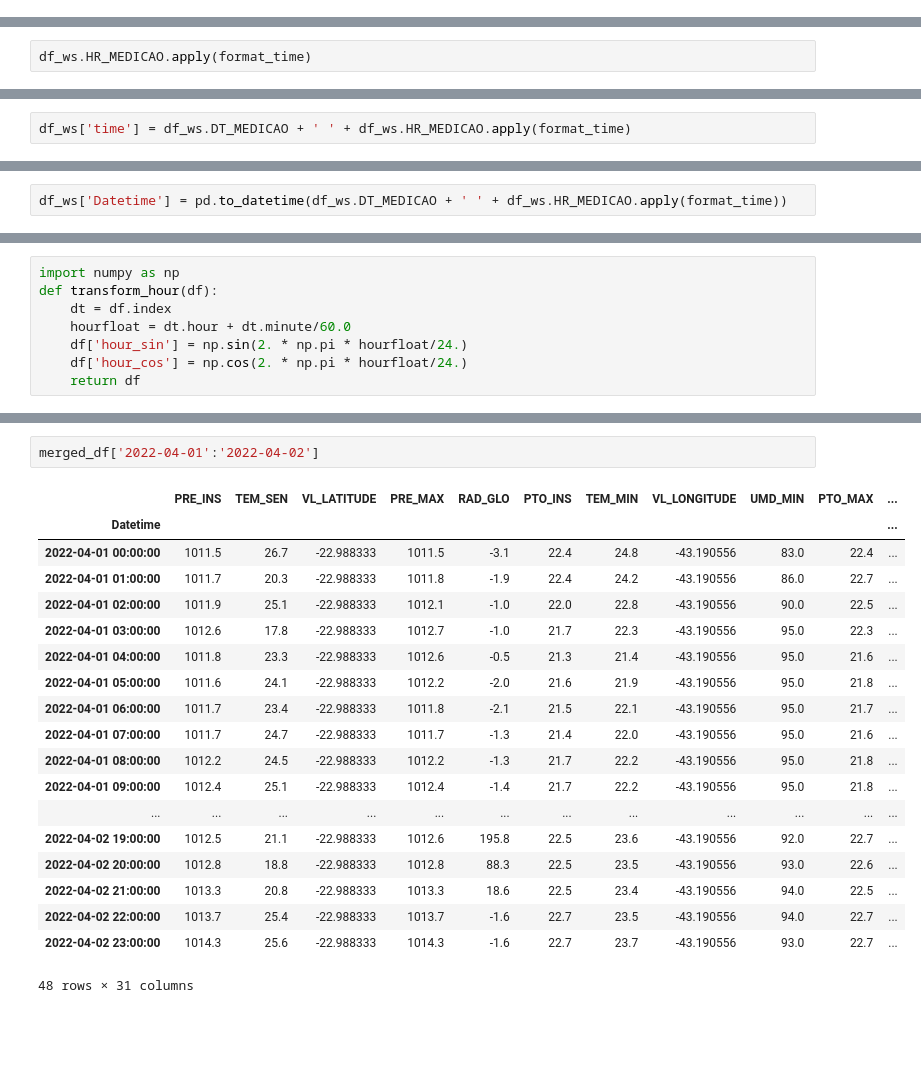
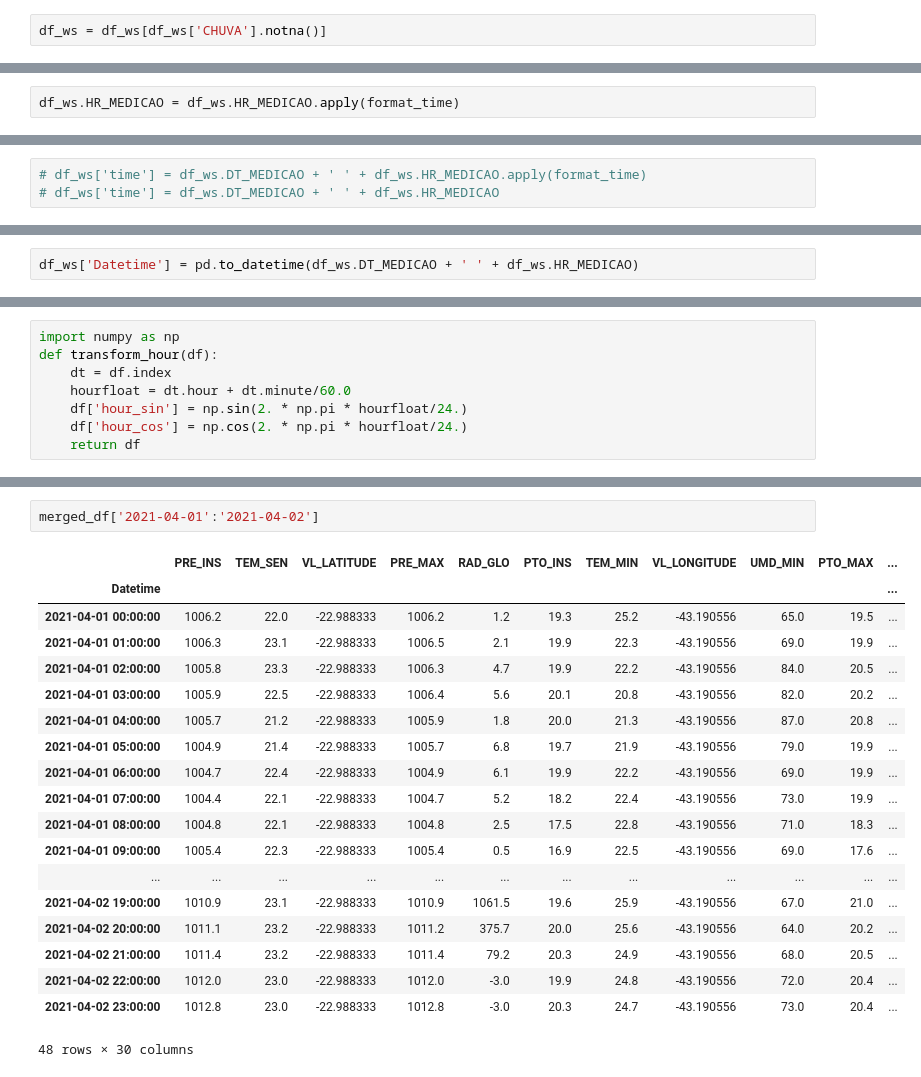
Before and after one commit to pedrojoaquim01/atmoseer, a Jupyter notebook: notebooks/playground.ipynb, the cells around one changed output, grey strips where cells are left out. Drawn from its saved outputs; the diff is of its cells as text; blank space fills up the shorter version.

```diff
--- a/notebooks/playground.ipynb
+++ b/notebooks/playground.ipynb
@@ -282,0 +303,2 @@ memory usage: 5.6+ MB
+# %%
+df_ws = df_ws[df_ws['CHUVA'].notna()]
@@ -303,4 +329,4 @@ def format_time(input_str):
 
     return output_str
 # %%
-df_ws.HR_MEDICAO.apply(format_time)
+df_ws.HR_MEDICAO = df_ws.HR_MEDICAO.apply(format_time)
@@ -335,3 +348,4 @@ Name: DT_MEDICAO, Length: 26304, dtype: object
 # %%
-df_ws['time'] = df_ws.DT_MEDICAO + ' ' + df_ws.HR_MEDICAO.apply(format_time)
+# df_ws['time'] = df_ws.DT_MEDICAO + ' ' + df_ws.HR_MEDICAO.apply(format_time)
+# df_ws['time'] = df_ws.DT_MEDICAO + ' ' + df_ws.HR_MEDICAO
 # %%
@@ -352,5 +353,5 @@ Name: time, Length: 26304, dtype: object
 # %%
-df_ws['Datetime'] = pd.to_datetime(df_ws.DT_MEDICAO + ' ' + df_ws.HR_MEDICAO.apply(format_time))
+df_ws['Datetime'] = pd.to_datetime(df_ws.DT_MEDICAO + ' ' + df_ws.HR_MEDICAO)
 # %%
 df_ws.head()
 # %% [output]
@@ -621,23 +626,23 @@ transform_hour(merged_df)
 # %%
-merged_df['2022-04-01':'2022-04-02']
+merged_df['2021-04-01':'2021-04-02']
 # %% [output]
 |  | PRE_INS | TEM_SEN | VL_LATITUDE | PRE_MAX | RAD_GLO | PTO_INS | TEM_MIN | VL_LONGITUDE | UMD_MIN | PTO_MAX | ... |
 | Datetime |  |  |  |  |  |  |  |  |  |  | ... |
-| 2022-04-01 00:00:00 | 1011.5 | 26.7 | -22.988333 | 1011.5 | -3.1 | 22.4 | 24.8 | -43.190556 | 83.0 | 22.4 | ... |
-| 2022-04-01 01:00:00 | 1011.7 | 20.3 | -22.988333 | 1011.8 | -1.9 | 22.4 | 24.2 | -43.190556 | 86.0 | 22.7 | ... |
-| 2022-04-01 02:00:00 | 1011.9 | 25.1 | -22.988333 | 1012.1 | -1.0 | 22.0 | 22.8 | -43.190556 | 90.0 | 22.5 | ... |
-| 2022-04-01 03:00:00 | 1012.6 | 17.8 | -22.988333 | 1012.7 | -1.0 | 21.7 | 22.3 | -43.190556 | 95.0 | 22.3 | ... |
-| 2022-04-01 04:00:00 | 1011.8 | 23.3 | -22.988333 | 1012.6 | -0.5 | 21.3 | 21.4 | -43.190556 | 95.0 | 21.6 | ... |
-| 2022-04-01 05:00:00 | 1011.6 | 24.1 | -22.988333 | 1012.2 | -2.0 | 21.6 | 21.9 | -43.190556 | 95.0 | 21.8 | ... |
-| 2022-04-01 06:00:00 | 1011.7 | 23.4 | -22.988333 | 1011.8 | -2.1 | 21.5 | 22.1 | -43.190556 | 95.0 | 21.7 | ... |
-| 2022-04-01 07:00:00 | 1011.7 | 24.7 | -22.988333 | 1011.7 | -1.3 | 21.4 | 22.0 | -43.190556 | 95.0 | 21.6 | ... |
-| 2022-04-01 08:00:00 | 1012.2 | 24.5 | -22.988333 | 1012.2 | -1.3 | 21.7 | 22.2 | -43.190556 | 95.0 | 21.8 | ... |
-| 2022-04-01 09:00:00 | 1012.4 | 25.1 | -22.988333 | 1012.4 | -1.4 | 21.7 | 22.2 | -43.190556 | 95.0 | 21.8 | ... |
+| 2021-04-01 00:00:00 | 1006.2 | 22.0 | -22.988333 | 1006.2 | 1.2 | 19.3 | 25.2 | -43.190556 | 65.0 | 19.5 | ... |
+| 2021-04-01 01:00:00 | 1006.3 | 23.1 | -22.988333 | 1006.5 | 2.1 | 19.9 | 22.3 | -43.190556 | 69.0 | 19.9 | ... |
+| 2021-04-01 02:00:00 | 1005.8 | 23.3 | -22.988333 | 1006.3 | 4.7 | 19.9 | 22.2 | -43.190556 | 84.0 | 20.5 | ... |
+| 2021-04-01 03:00:00 | 1005.9 | 22.5 | -22.988333 | 1006.4 | 5.6 | 20.1 | 20.8 | -43.190556 | 82.0 | 20.2 | ... |
+| 2021-04-01 04:00:00 | 1005.7 | 21.2 | -22.988333 | 1005.9 | 1.8 | 20.0 | 21.3 | -43.190556 | 87.0 | 20.8 | ... |
+| 2021-04-01 05:00:00 | 1004.9 | 21.4 | -22.988333 | 1005.7 | 6.8 | 19.7 | 21.9 | -43.190556 | 79.0 | 19.9 | ... |
+| 2021-04-01 06:00:00 | 1004.7 | 22.4 | -22.988333 | 1004.9 | 6.1 | 19.9 | 22.2 | -43.190556 | 69.0 | 19.9 | ... |
+| 2021-04-01 07:00:00 | 1004.4 | 22.1 | -22.988333 | 1004.7 | 5.2 | 18.2 | 22.4 | -43.190556 | 73.0 | 19.9 | ... |
+| 2021-04-01 08:00:00 | 1004.8 | 22.1 | -22.988333 | 1004.8 | 2.5 | 17.5 | 22.8 | -43.190556 | 71.0 | 18.3 | ... |
+| 2021-04-01 09:00:00 | 1005.4 | 22.3 | -22.988333 | 1005.4 | 0.5 | 16.9 | 22.5 | -43.190556 | 69.0 | 17.6 | ... |
 | ... | ... | ... | ... | ... | ... | ... | ... | ... | ... | ... | ... |
-| 2022-04-02 19:00:00 | 1012.5 | 21.1 | -22.988333 | 1012.6 | 195.8 | 22.5 | 23.6 | -43.190556 | 92.0 | 22.7 | ... |
-| 2022-04-02 20:00:00 | 1012.8 | 18.8 | -22.988333 | 1012.8 | 88.3 | 22.5 | 23.5 | -43.190556 | 93.0 | 22.6 | ... |
-| 2022-04-02 21:00:00 | 1013.3 | 20.8 | -22.988333 | 1013.3 | 18.6 | 22.5 | 23.4 | -43.190556 | 94.0 | 22.5 | ... |
-| 2022-04-02 22:00:00 | 1013.7 | 25.4 | -22.988333 | 1013.7 | -1.6 | 22.7 | 23.5 | -43.190556 | 94.0 | 22.7 | ... |
-| 2022-04-02 23:00:00 | 1014.3 | 25.6 | -22.988333 | 1014.3 | -1.6 | 22.7 | 23.7 | -43.190556 | 93.0 | 22.7 | ... |
+| 2021-04-02 19:00:00 | 1010.9 | 23.1 | -22.988333 | 1010.9 | 1061.5 | 19.6 | 25.9 | -43.190556 | 67.0 | 21.0 | ... |
+| 2021-04-02 20:00:00 | 1011.1 | 23.2 | -22.988333 | 1011.2 | 375.7 | 20.0 | 25.6 | -43.190556 | 64.0 | 20.2 | ... |
+| 2021-04-02 21:00:00 | 1011.4 | 23.2 | -22.988333 | 1011.4 | 79.2 | 20.3 | 24.9 | -43.190556 | 68.0 | 20.5 | ... |
+| 2021-04-02 22:00:00 | 1012.0 | 23.0 | -22.988333 | 1012.0 | -3.0 | 19.9 | 24.8 | -43.190556 | 72.0 | 20.4 | ... |
+| 2021-04-02 23:00:00 | 1012.8 | 23.0 | -22.988333 | 1012.8 | -3.0 | 20.3 | 24.7 | -43.190556 | 73.0 | 20.4 | ... |
-48 rows × 31 columns
+48 rows × 30 columns
 # %%
```
Also changed, not shown: parts of 38 cells of this notebook, 5 other files.
